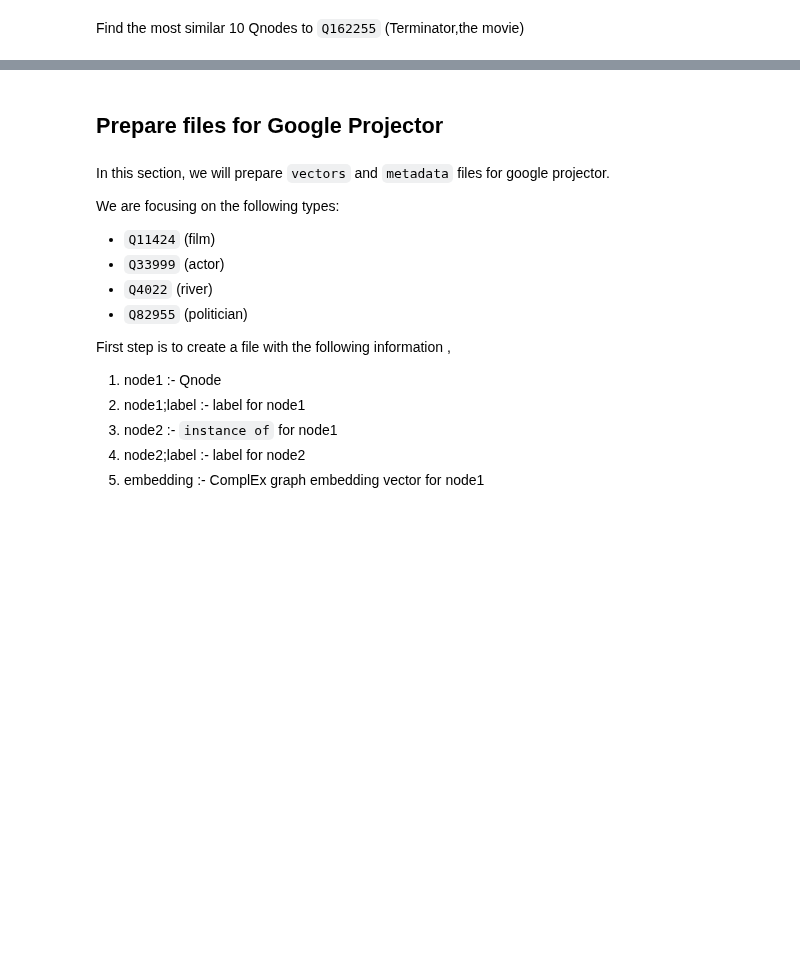
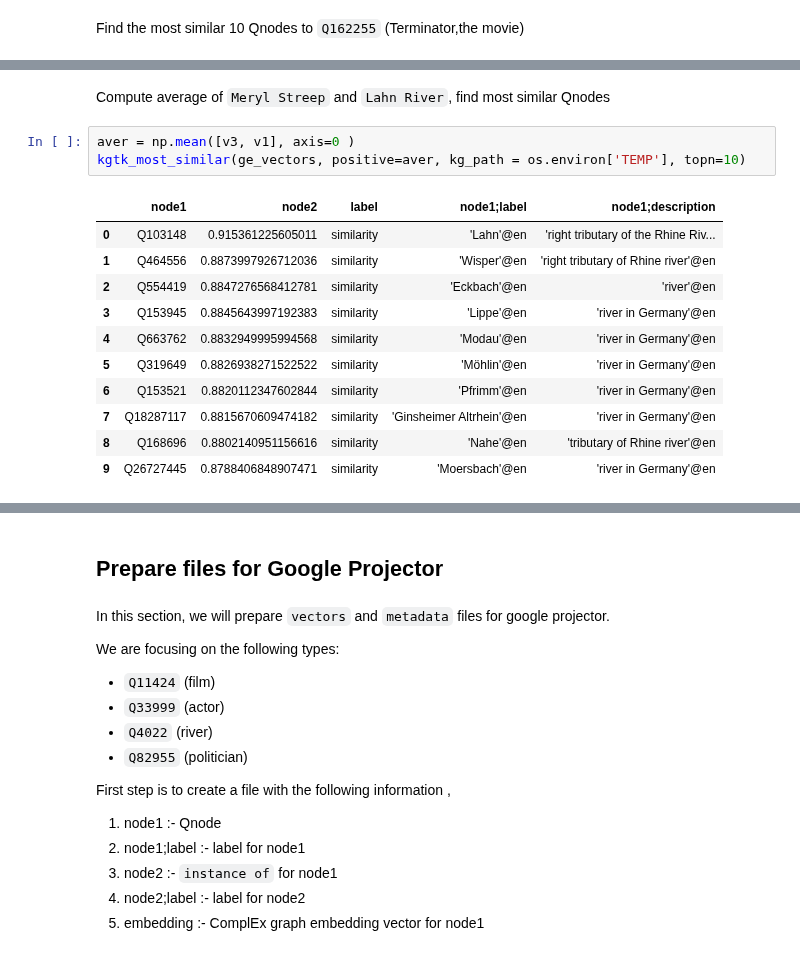
Before and after one commit to usc-isi-i2/kgtk-notebooks, a Jupyter notebook: tutorial/kg-graph-embeddings.ipynb, the cells around one changed output, grey strips where cells are left out. Cells and saved outputs as stored; diff of their text form; blank space fills up the shorter version.

```diff
--- a/tutorial/kg-graph-embeddings.ipynb
+++ b/tutorial/kg-graph-embeddings.ipynb
@@ -224,0 +232,17 @@ kgtk_most_similar(ge_vectors, positive=['Q162255'], kg_path = os.environ['TEMP']
+# %% [markdown]
+Compute average of `Meryl Streep` and `Lahn River`, find most similar Qnodes
+# %%
+aver = np.mean([v3, v1], axis=0 )
+kgtk_most_similar(ge_vectors, positive=aver, kg_path = os.environ['TEMP'], topn=10)
+# %% [output]
+|  | node1 | node2 | label | node1;label | node1;description |
+| 0 | Q103148 | 0.915361225605011 | similarity | 'Lahn'@en | 'right tributary of the Rhine Riv... |
+| 1 | Q464556 | 0.8873997926712036 | similarity | 'Wisper'@en | 'right tributary of Rhine river'@en |
+| 2 | Q554419 | 0.8847276568412781 | similarity | 'Eckbach'@en | 'river'@en |
+| 3 | Q153945 | 0.8845643997192383 | similarity | 'Lippe'@en | 'river in Germany'@en |
+| 4 | Q663762 | 0.8832949995994568 | similarity | 'Modau'@en | 'river in Germany'@en |
+| 5 | Q319649 | 0.8826938271522522 | similarity | 'Möhlin'@en | 'river in Germany'@en |
+| 6 | Q153521 | 0.8820112347602844 | similarity | 'Pfrimm'@en | 'river in Germany'@en |
+| 7 | Q18287117 | 0.8815670609474182 | similarity | 'Ginsheimer Altrhein'@en | 'river in Germany'@en |
+| 8 | Q168696 | 0.8802140951156616 | similarity | 'Nahe'@en | 'tributary of Rhine river'@en |
+| 9 | Q26727445 | 0.8788406848907471 | similarity | 'Moersbach'@en | 'river in Germany'@en |
```
Also changed, not shown: parts of 10 cells of this notebook.
